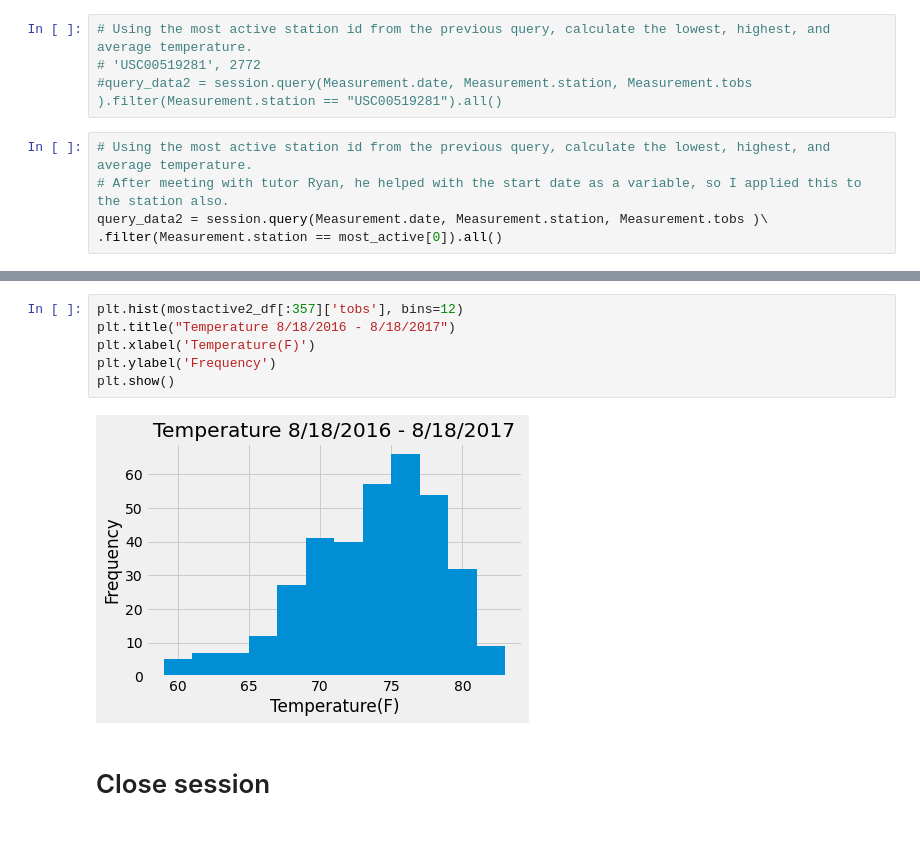
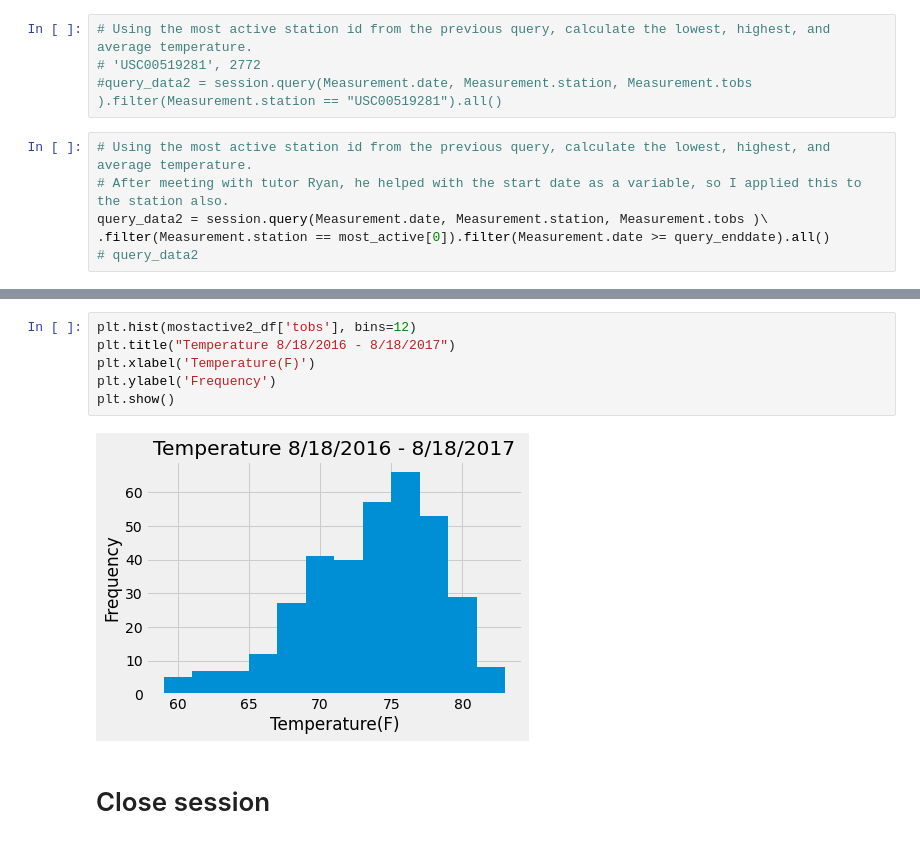
Before and after one commit to klharp/SQLAchemy-SurfsUp, a Jupyter notebook: climate.ipynb, the cells around one changed output, grey strips where cells are left out. Drawn from its saved outputs; the diff is of its cells as text.

Commit message:
fixed the dates in notebook and app, finished last 2 routes of app

```diff
--- a/climate.ipynb
+++ b/climate.ipynb
@@ -175,7 +174,8 @@ most_active[0]
 # Using the most active station id from the previous query, calculate the lowest, highest, and average temperature.
 # After meeting with tutor Ryan, he helped with the start date as a variable, so I applied this to the station also.
 query_data2 = session.query(Measurement.date, Measurement.station, Measurement.tobs )\
-.filter(Measurement.station == most_active[0]).all()
+.filter(Measurement.station == most_active[0]).filter(Measurement.date >= query_enddate).all()
+# query_data2
 # %%
 mostactive_df = pd.DataFrame(query_data2, columns = ['date', 'station', 'tobs'])
 mostactive_df.set_index('date', inplace=True)
@@ -231,11 +208,11 @@ mostactive2_df[:357]
 # %%
-plt.hist(mostactive2_df[:357]['tobs'], bins=12)
+plt.hist(mostactive2_df['tobs'], bins=12)
 plt.title("Temperature 8/18/2016 - 8/18/2017")
 plt.xlabel('Temperature(F)')
 plt.ylabel('Frequency')
 plt.show()
 # %% [output]
-[figure, old version]
+[figure, new version]
 # %% [markdown]
 # Close session
 # %%
```
Also changed, not shown: parts of 4 cells of this notebook, 1 other file.
